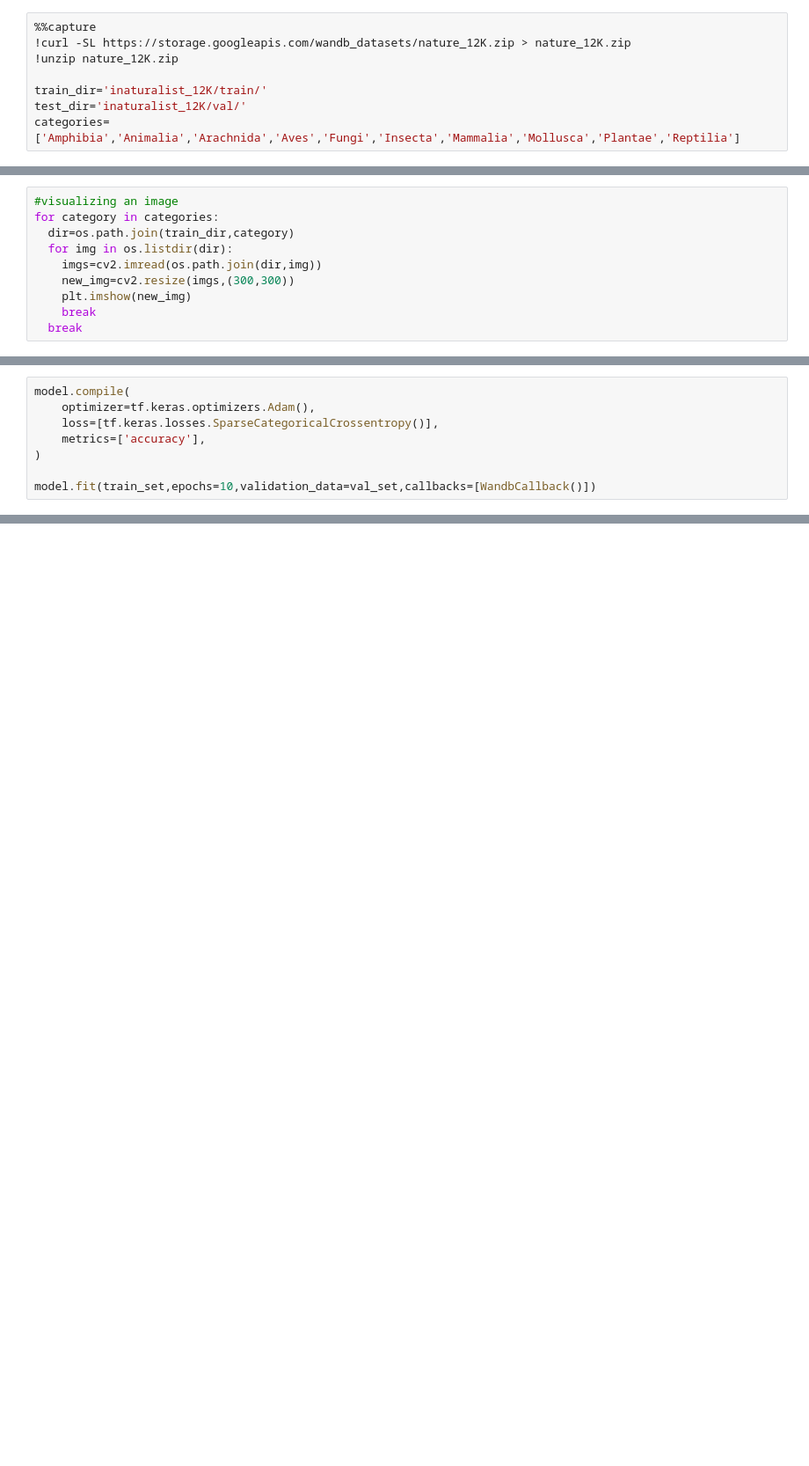
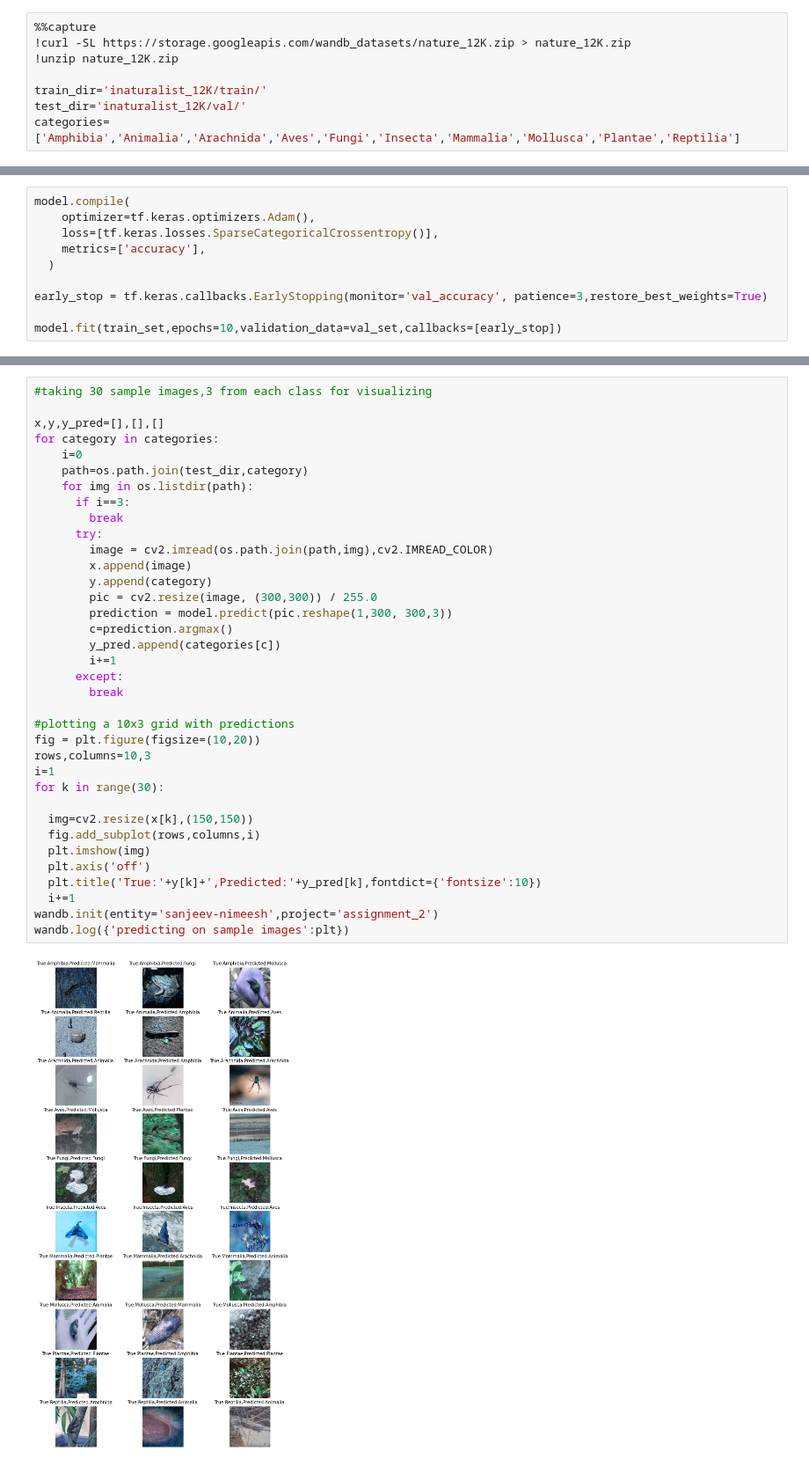
Before and after one commit to sanjeevrs2000/CS6910-Assignment-2, a Jupyter notebook: Assignment_2A.ipynb, the cells around one changed output, grey strips where cells are left out. Shown at 88% size. Saved outputs shown, nothing was run; the diff lists cells and outputs as text; blank space fills up the shorter version.

```diff
--- a/Assignment_2A.ipynb
+++ b/Assignment_2A.ipynb
@@ -91,10 +321,0 @@ _________________________________________________________________
-# %%
-#visualizing an image
-for category in categories:
-  dir=os.path.join(train_dir,category)
-  for img in os.listdir(dir):
-    imgs=cv2.imread(os.path.join(dir,img))
-    new_img=cv2.resize(imgs,(300,300))
-    plt.imshow(new_img)
-    break
-  break
@@ -160,8 +377,10 @@ model.compile(
     optimizer=tf.keras.optimizers.Adam(),
     loss=[tf.keras.losses.SparseCategoricalCrossentropy()],
     metrics=['accuracy'],
-)
+  )
 
-model.fit(train_set,epochs=10,validation_data=val_set,callbacks=[WandbCallback()])
+early_stop = tf.keras.callbacks.EarlyStopping(monitor='val_accuracy', patience=3,restore_best_weights=True)
+
+model.fit(train_set,epochs=10,validation_data=val_set,callbacks=[early_stop])
 # %% [output]
 Epoch 1/10
@@ -401,0 +428,38 @@ Run history:
+# %%
+#taking 30 sample images,3 from each class for visualizing
+
+x,y,y_pred=[],[],[]
+for category in categories:
+    i=0
+    path=os.path.join(test_dir,category)
+    for img in os.listdir(path):
+      if i==3:
+        break
+      try:
+        image = cv2.imread(os.path.join(path,img),cv2.IMREAD_COLOR)
+        x.append(image)
+        y.append(category)
+        pic = cv2.resize(image, (300,300)) / 255.0
+        prediction = model.predict(pic.reshape(1,300, 300,3))
+        c=prediction.argmax()
+        y_pred.append(categories[c])
+        i+=1
+      except:
+        break
+
+#plotting a 10x3 grid with predictions
+fig = plt.figure(figsize=(10,20))
+rows,columns=10,3
+i=1
+for k in range(30):
+
+  img=cv2.resize(x[k],(150,150))
+  fig.add_subplot(rows,columns,i)
+  plt.imshow(img)
+  plt.axis('off')
+  plt.title('True:'+y[k]+',Predicted:'+y_pred[k],fontdict={'fontsize':10})
+  i+=1
+wandb.init(entity='sanjeev-nimeesh',project='assignment_2')
+wandb.log({'predicting on sample images':plt})
+# %% [output]
+[figure, added]
```
Also changed, not shown: parts of 18 cells of this notebook.
